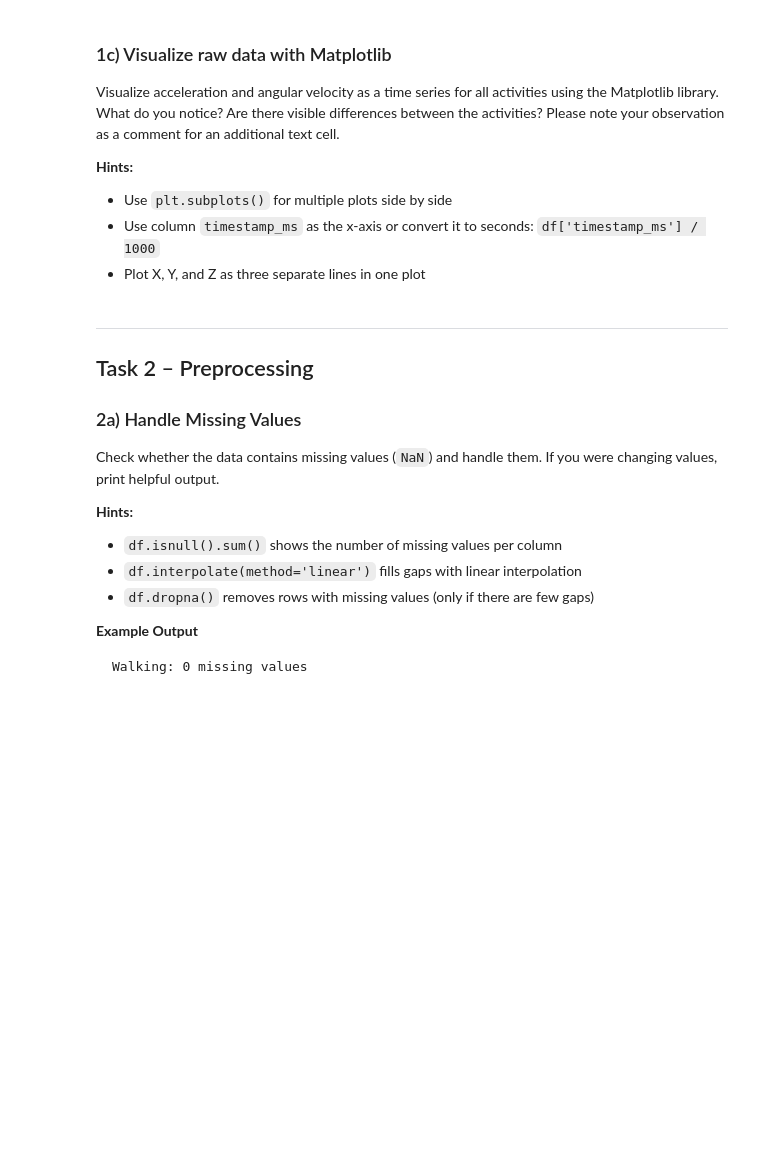
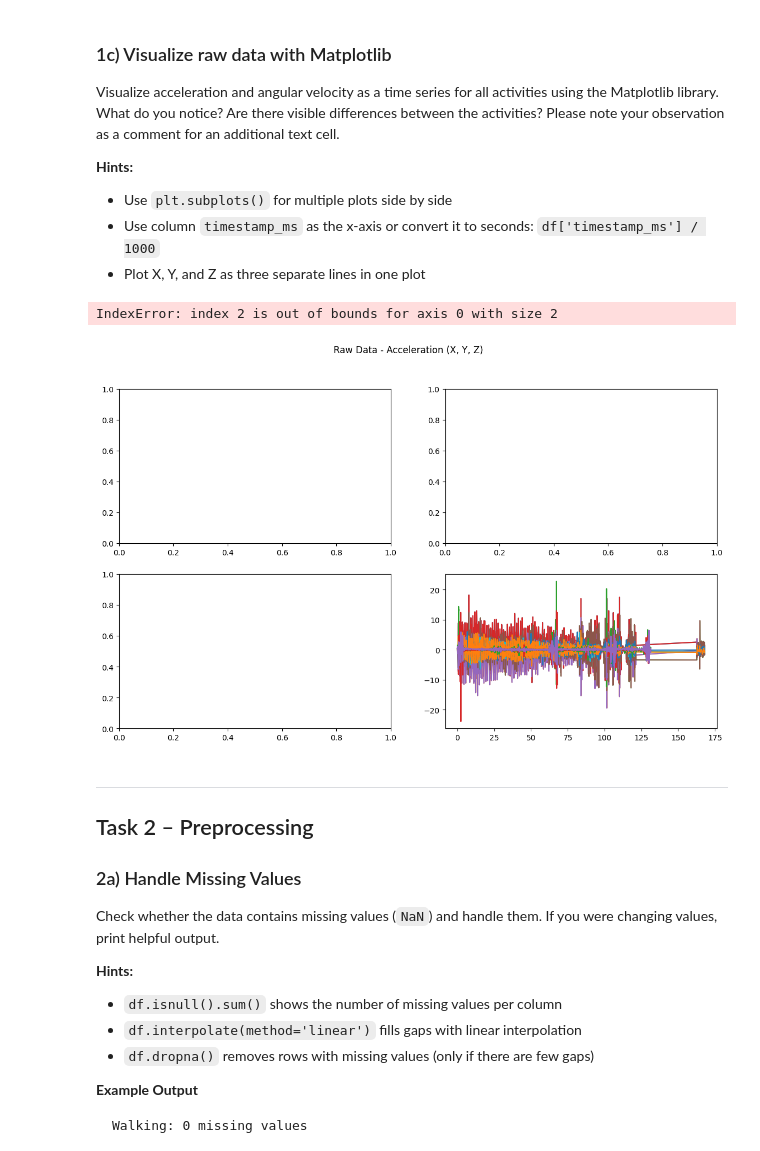
Before and after one commit to dhanushmaverick/Machine-Learning-Project, a Jupyter notebook: ML_Lab_Part_I.ipynb, the cells around one changed output. Saved outputs shown, nothing was run; the diff lists cells and outputs as text; code cells hidden in the pictures; blank space fills up the shorter version.

```diff
--- a/ML_Lab_Part_I.ipynb
+++ b/ML_Lab_Part_I.ipynb
@@ -148,19 +148,25 @@ SpinAround: 3259 Samples (65.2 seconds at 25Hz)
 SENSOR_COLS = ["acc_x", "acc_y", "acc_z", "gyro_x", "gyro_y", "gyro_z"]
 # Sensor columns are reused later for windowing and feature extraction.
 
+
 def load_activity(data_dir: Path, activity: str) -> pd.DataFrame:
     """Loads all CSV files for one activity and returns a combined DataFrame."""
     # TODO: find and load all CSV files for the activity
+
+    for i in data_dir.glob(f"{activity}-*.csv"):
+
+        df = pd.read_csv(i)
+        df = pd.DataFrame(df)
+        return df
     # Hint: data_dir.glob(f"{activity}-*.csv")
-    pass
 
 
 # Load all activities
 raw = {}  # Dict: activity name -> DataFrame
 for activity in ACTIVITIES:
     # TODO: call load_activity and store the result in raw
-    pass
+    raw[activity] = load_activity(DATA_DIR,activity)
+# Check: how many samples does each activity have?
 
-# Check: how many samples does each activity have?
 for activity, df in raw.items():
     print(f"{activity}: {len(df)} Samples ({len(df)/SAMPLE_RATE:.1f} seconds at {SAMPLE_RATE:.0f} Hz)")
@@ -182,20 +244,43 @@ What do you notice? Are there visible differences between the activities? Please
 - Use column `timestamp_ms` as the x-axis or convert it to seconds: `df['timestamp_ms'] / 1000`
 - Plot X, Y, and Z as three separate lines in one plot
 # %%
-def plot_activity(df: pd.DataFrame, activity: str, sensor: str = "acc"):
+def plot_activity(activity: str, sensor: str = "acc"):
     """Plots X, Y, and Z of one sensor over time."""
     # TODO: compute time in seconds (timestamp_ms - timestamp_ms[0]) / 1000
     # TODO: plot acc_x, acc_y, acc_z or gyro_x, gyro_y, gyro_z
-    pass
+    activity_current = raw[activity]
+    timestamps = activity_current.iloc[:,0]
+    time = (timestamps - timestamps[0]) /1000
+    if (sensor == "acc"):
+        sensor_ = 1
+    if(sensor == 'gyro'):
+        sensor_ = 4
+    for i in range(0,3):
+        plt.plot(time,activity_current.iloc[:,sensor_+i])
+
 
 
 fig, axes = plt.subplots(2, 2, figsize=(14, 8))
 fig.suptitle("Raw Data - Acceleration (X, Y, Z)")
 
-# TODO: create one subplot for each activity
+SENSORS = ['acc','gyro']
+
+j= 0
+k = 0
+for activity in raw:
+    for i in SENSORS:
+        axes[0][j] = plot_activity(activity,i)
+        axes[0][j] = plot_activity(activity,i)
+
+
+
+
 
 plt.tight_layout()
 plt.show()
+# %% [output]
+IndexError: index 2 is out of bounds for axis 0 with size 2
+[figure, added]
 # %% [markdown]
 ---
 ## Task 2 – Preprocessing
```
Also changed, not shown: parts of 2 cells of this notebook.
